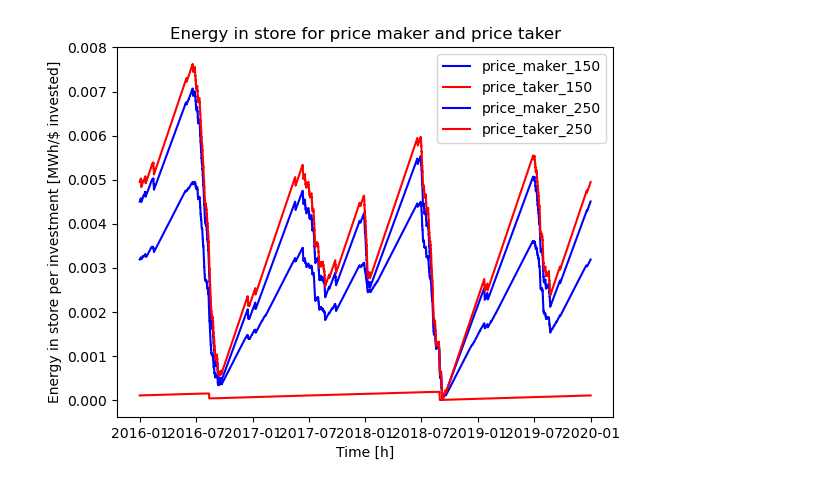
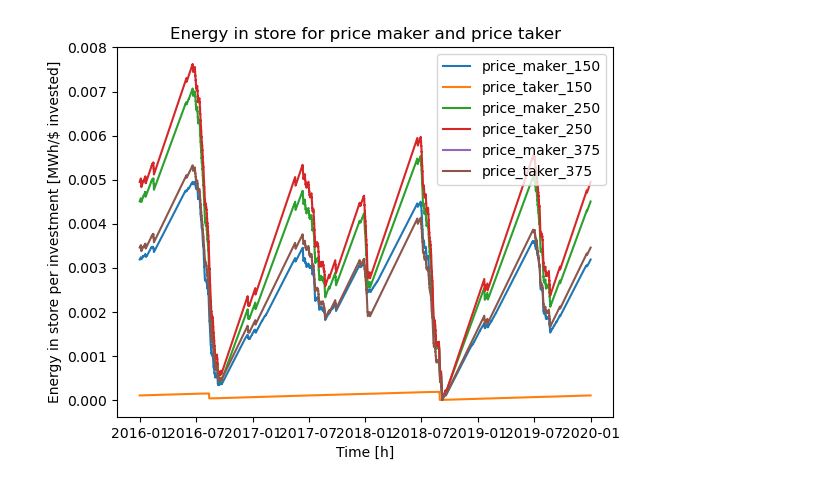
Before and after one commit to carnegie/clab_underground_th_storage, a Jupyter notebook: plot_price_taker.ipynb, the cells around one changed output. Cells and saved outputs as stored; diff of their text form; code cells hidden in the pictures.

```diff
--- a/plot_price_taker.ipynb
+++ b/plot_price_taker.ipynb
@@ -6,8 +7,9 @@ import numpy as np
 # %%
-data_path_taker = 'output_data/btes_base_case_orca_price_taker/btes_output_price_taker_base_BTES_discharger_#COST.pickle'
-data_path_maker = 'output_data/btes_base_case_orca/btes_output_BTES_discharger_#COST.pickle'
-prices = ['150','250']
-colors = {'price_taker': 'r', 'price_maker': 'b'}
+case = ''
+data_path_taker = 'output_data/btes_base_case_orca_{0}price_taker/btes_output_price_taker_base_BTES_discharger_#COST.pickle'.format(case)
+data_path_maker = 'output_data/btes_base_case_orca{0}/btes_output_BTES_discharger_#COST.pickle'.format(case)
+prices = ['150','250','375']
+colors = {'price_taker': '#DE3163', 'price_maker': '#00008B'}
 hatching = ['oo', '//', '++']
 # %%
 def get_btes_investment(component_results):
@@ -76,7 +86,7 @@ def plot_curve_maker_taker(var, run, xlabel, ylabel, title=None):
     """
     Plot curve for price maker and price taker
     """
-    plt.plot(var, color=colors[run.replace('_'+run.split('_')[-1], '')], label=run)
+    plt.plot(var, label=run)
     plt.xlabel(xlabel)
     plt.ylabel(ylabel)
     plt.title(title if title else '')
@@ -94,35 +104,37 @@ for price in prices:
     # Get results
     for run in ['maker', 'taker']:
         case_res, comp_res, time_res, btes_cost = read_output_file(data_path_maker.replace('#COST', str(price)) if run == 'maker' else data_path_taker.replace('#COST', str(price)))
 
         # Calculate revenue per investment
         btes_investment = get_btes_investment(comp_res)
         hours = len(time_res)
         if run =='maker':
-            cost = comp_res[comp_res.index == ('Link', 'BTES_discharger')]['Revenue [$]'].values[0] + comp_res[comp_res.index == ('Link', 'BTES_charger')]['Revenue [$]'].values[0] + comp_res[comp_res.index == ('Store', 'granite')]['Revenue [$]'].values[0]
+            no_btes_file = 'output_data/btes_base_case_orca_no_BTES/btes_output_no_BTES.pickle'
+            cost_no_btes = read_output_file(no_btes_file)[0]['objective [$]'].values[-1]
+            cost = case_res['objective [$]'].values[-1] - cost_no_btes
         else:
             cost = case_res['objective [$]'].values[-1]
         cost = cost / btes_investment / hours
         rev_per_inv['price_maker' if run == 'maker' else 'price_taker'].append(cost)
 
         # Calculate duration
         granite = comp_res[comp_res.index == ('Store', 'granite')]
         discharger = comp_res[comp_res.index == ('Link', 'BTES_discharger')]
         charger = comp_res[comp_res.index == ('Link', 'BTES_charger')]
 
         granite_opt_cap = granite['Optimal Capacity [MW]'].values[0]
         discharger_opt_cap = discharger['Optimal Capacity [MW]'].values[0]
         dur = granite_opt_cap / discharger_opt_cap
 
         duration['price_maker' if run == 'maker' else 'price_taker'].append(dur)
 
         # Get investment
         inv['price_maker' if run == 'maker' else 'price_taker'].append([discharger['Capital Expenditure [$]'].values[0], charger['Capital Expenditure [$]'].values[0], granite['Capital Expenditure [$]'].values[0]])
 
         # Get energy in store
         plot_curve_maker_taker(time_res['granite e']/btes_investment, ('price_maker' if run == 'maker' else 'price_taker')+'_'+price, 'Time [h]', 'Energy in store per investment [MWh/$ invested]', 'Energy in store for price maker and price taker')
 # %% [output]
-[figure, old version]
+[figure, new version]
 # %%
 # Plot revenue per investment
 plot_bars_maker_taker(prices, rev_per_inv, 'BTES discharger cost [$/MW]', 'Revenue per Investment [$/(\$ invested * hours)]', 'Revenue per Investment for BTES')
```
Also changed, not shown: parts of 3 cells of this notebook.
